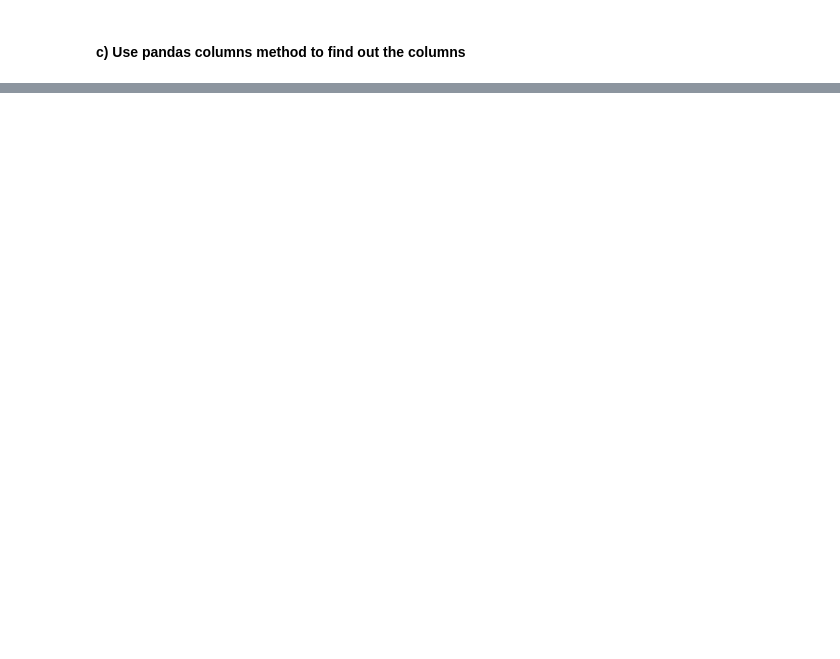
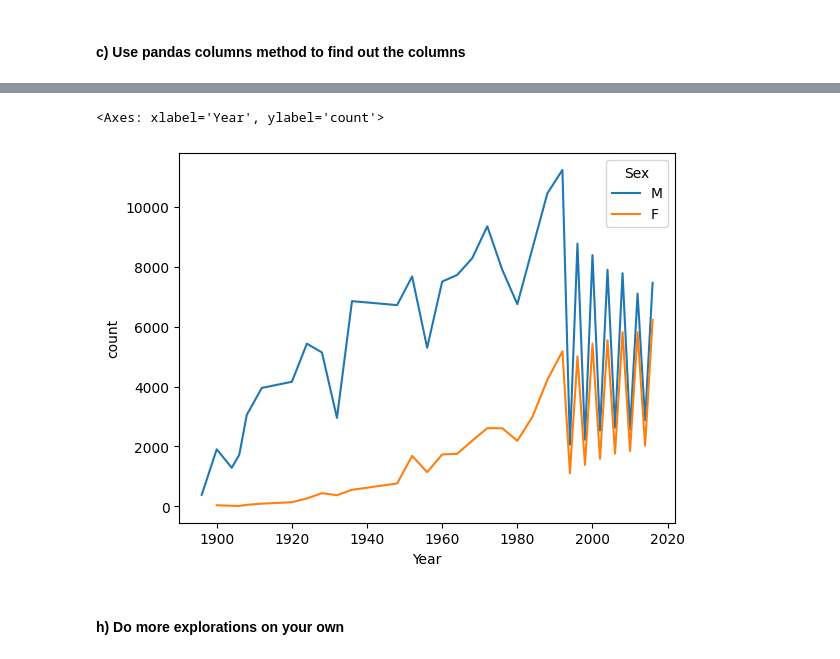
Before and after one commit to katryl-yh/data-platforms-katrin-rylander-de24, a Jupyter notebook: exercises/exercise_1_kg/excercie_1_3_kg.ipynb, the cells around one changed output, grey strips where cells are left out. Drawn from its saved outputs; the diff is of its cells as text; code cells hidden in the pictures; blank space fills up the shorter version.

```diff
--- a/exercises/exercise_1_kg/excercie_1_3_kg.ipynb
+++ b/exercises/exercise_1_kg/excercie_1_3_kg.ipynb
@@ -54,0 +346,20 @@ my_df.head()
+# %%
+# another solution from John
+import seaborn as sns
+
+new_df = duckdb.query(
+    """
+                      SELECT
+                      Year, Sex, count(Sex) as count
+                      FROM athlete_events_df
+                      group by Year, Sex
+                      ORDER BY Year ASC
+                      """
+).df()
+new_df
+sns.lineplot(new_df, x=new_df["Year"], y=new_df["count"], hue="Sex")
+# %% [output]
+<Axes: xlabel='Year', ylabel='count'>
+[figure, added]
+# %% [markdown]
+#### h) Do more explorations on your own
```
Also changed, not shown: parts of 36 cells of this notebook, 1 other file.
